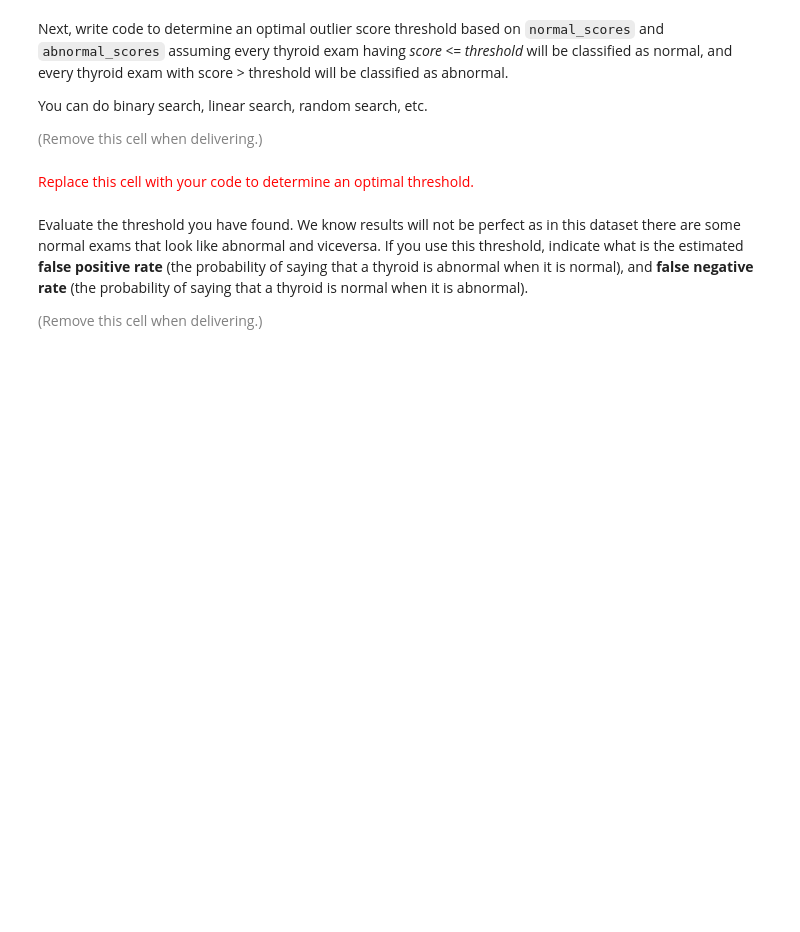
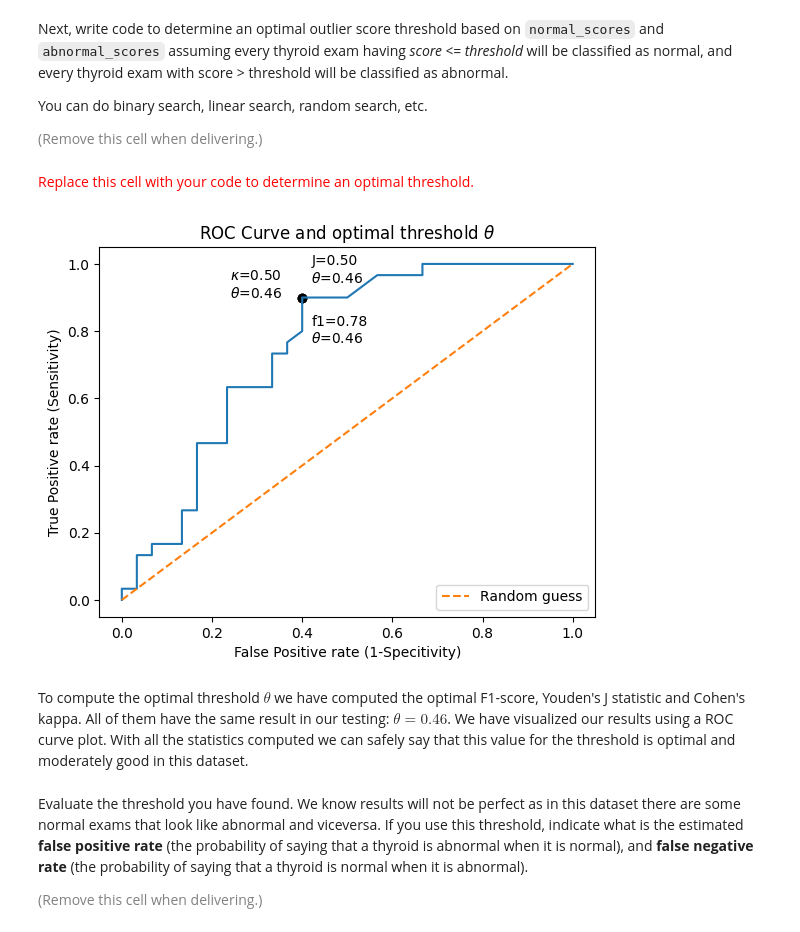
Before and after one commit to LucaFranceschi01/MDM-2024, a Jupyter notebook: ps07_outlier_analysis/ps07_outlier_analysis.ipynb, the cells around one changed output. Saved outputs shown, nothing was run; the diff lists cells and outputs as text; code cells hidden in the pictures; blank space fills up the shorter version.

```diff
--- a/ps07_outlier_analysis/ps07_outlier_analysis.ipynb
+++ b/ps07_outlier_analysis/ps07_outlier_analysis.ipynb
@@ -836,6 +838,86 @@ You can do binary search, linear search, random search, etc.
 <font size="-1" color="gray">(Remove this cell when delivering.)</font>
 # %% [markdown]
 <font size="+1" color="red">Replace this cell with your code to determine an optimal threshold.</font>
+# %%
+# Method 1: ROC curve
+steps = 500
+thresholds = np.linspace(0, 1, steps)
+
+roc_stats = {
+    'tp': np.zeros(steps),
+    'tn': np.zeros(steps),
+    'fp': np.zeros(steps),
+    'fn': np.zeros(steps),
+}
+
+for i, thresh in enumerate(thresholds):
+    roc_stats['tn'][i] = np.sum(normal_scores <= thresh)
+    roc_stats['tp'][i] = np.sum(abnormal_scores > thresh)
+    roc_stats['fn'][i] = np.sum(abnormal_scores <= thresh)
+    roc_stats['fp'][i] = np.sum(normal_scores > thresh)
+
+# Compute rates
+tpr = roc_stats['tp'] / (roc_stats['tp'] + roc_stats['fn'])
+# fnr = roc_stats['fn']/(roc_stats['tp']+roc_stats['fn'])
+fpr = roc_stats['fp'] / (roc_stats['tn'] + roc_stats['fp'])
+tnr = roc_stats['tn'] / (roc_stats['tn'] + roc_stats['fp'])
+
+# Compute Youden's J statistic
+# https://en.wikipedia.org/wiki/Youden%27s_J_statistic
+J_stat = tpr + tnr - 1
+J_max_idx = np.argmax(J_stat)
+J_thresh = thresholds[J_max_idx]
+
+# Compute F1-score
+# https://en.wikipedia.org/wiki/F-score
+f1 = 2 * roc_stats['tp'] / (2 * roc_stats['tp'] + roc_stats['fp'] + roc_stats['fn'])
+f1_max_idx = np.argmax(f1)
+f1_thresh = thresholds[f1_max_idx]
+
+# Compute Cohen's kappa
+# https://en.wikipedia.org/wiki/Cohen%27s_kappa#Binary_classification_confusion_matrix
+kappa = (
+    2
+    * (roc_stats['tp'] * roc_stats['tn'] - roc_stats['fn'] * roc_stats['fp'])
+    / (
+        (roc_stats['tp'] + roc_stats['fp']) * (roc_stats['fp'] + roc_stats['tn'])
+        + (roc_stats['tp'] + roc_stats['fn']) * (roc_stats['fn'] + roc_stats['tn'])
+    )
+)
+kappa_max_idx = np.argmax(kappa)
+kappa_thresh = thresholds[kappa_max_idx]
+
+# Plot everything
+plt.plot(fpr, tpr)
+plt.plot([0, 1], [0, 1], label='Random guess', linestyle='dashed')
+
+plt.scatter(fpr[J_max_idx], tpr[J_max_idx], c='k')
+plt.annotate(
+    f'J={J_stat[J_max_idx]:.2f}\n$\\theta$={J_thresh:.2f}',
+    np.array([fpr[J_max_idx], tpr[J_max_idx]]) * 1.05,
+)
+
+plt.scatter(fpr[f1_max_idx], tpr[f1_max_idx], c='k')
+plt.annotate(
+    f'f1={f1[f1_max_idx]:.2f}\n$\\theta$={f1_thresh:.2f}',
+    np.array([fpr[f1_max_idx] * 1.05, tpr[f1_max_idx] * 0.85]),
+)
+
+plt.scatter(fpr[kappa_max_idx], tpr[kappa_max_idx], c='k')
+plt.annotate(
+    f'$\\kappa$={kappa[kappa_max_idx]:.2f}\n$\\theta$={kappa_thresh:.2f}',
+    np.array([fpr[kappa_max_idx] * 0.6, tpr[kappa_max_idx]]),
+)
+
+plt.xlabel('False Positive rate (1-Specitivity)')
+plt.ylabel('True Positive rate (Sensitivity)')
+plt.title('ROC Curve and optimal threshold $\\theta$')
+plt.legend()
+plt.show()
+# %% [output]
+[figure, added]
+# %% [markdown]
+To compute the optimal threshold $\theta$ we have computed the optimal F1-score, Youden's J statistic and Cohen's kappa. All of them have the same result in our testing: $\theta = 0.46$. We have visualized our results using a ROC curve plot. With all the statistics computed we can safely say that this value for the threshold is optimal and moderately good in this dataset.
 # %% [markdown]
 Evaluate the threshold you have found. We know results will not be perfect as in this dataset there are some normal exams that look like abnormal and viceversa. If you use this threshold, indicate what is the estimated **false positive rate** (the probability of saying that a thyroid is abnormal when it is normal), and **false negative rate** (the probability of saying that a thyroid is normal when it is abnormal).
 
```
Also changed, not shown: parts of 17 cells of this notebook.
